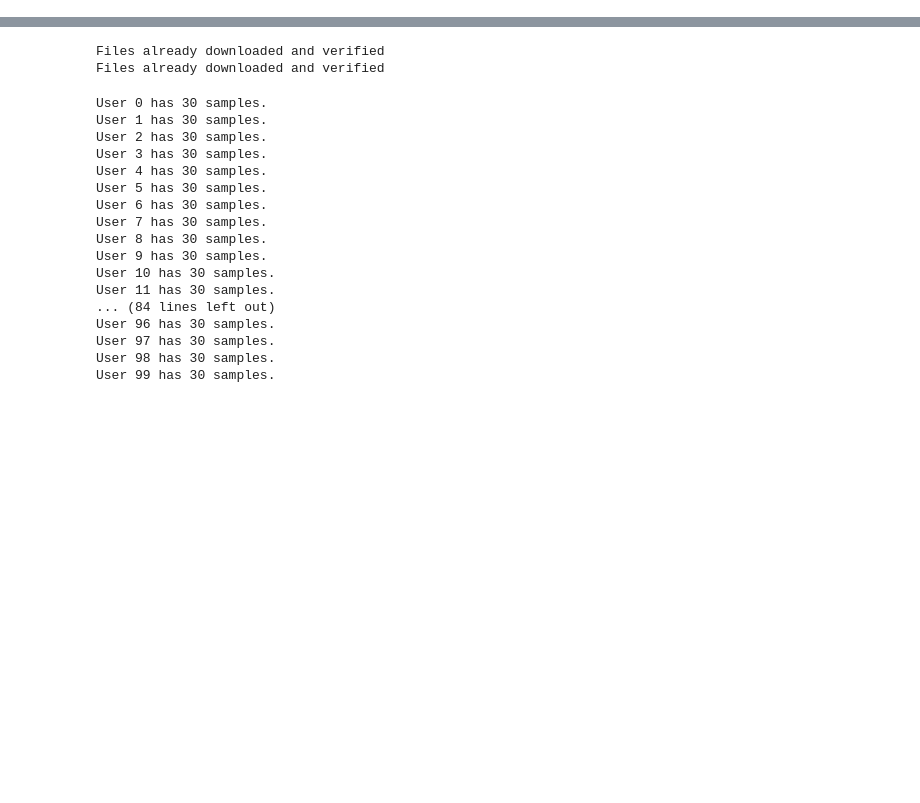
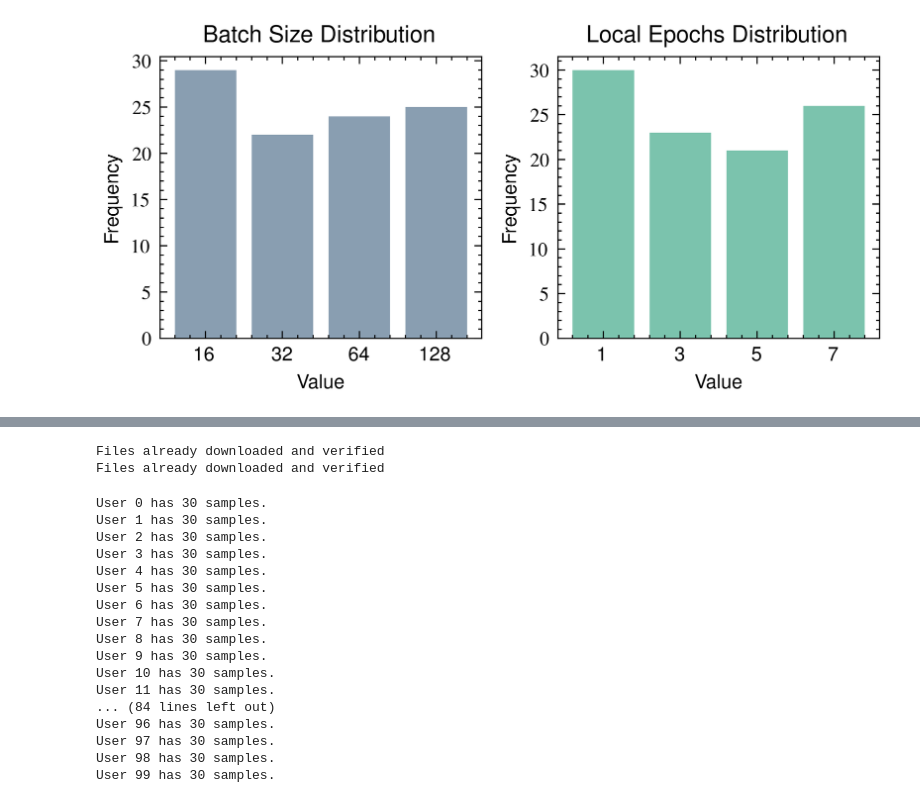
Before and after one commit to Alex-Nygaard/research-project, a Jupyter notebook: distribution.ipynb, the cells around one changed output, grey strips where cells are left out. Saved outputs shown, nothing was run; the diff lists cells and outputs as text; code cells hidden in the pictures; blank space fills up the shorter version.

```diff
--- a/distribution.ipynb
+++ b/distribution.ipynb
@@ -14,0 +12,9 @@ AttributeError: Can't pickle local object '_download_data.<locals>.<lambda>'
+# %%
+import scienceplots
+import matplotlib.pyplot as plt
+import numpy as np
+from matplotlib import rc
+
+
+plt.style.use(["science", "ieee"])
+idxs, batch_sizes, local_epochs, data_volumes, data_labels = FlowerClient.read_many("temp.json")
@@ -14,0 +45,31 @@ AttributeError: Can't pickle local object '_download_data.<locals>.<lambda>'
+# %%
+plt.style.use(["science", "ieee"])
+
+# Calculate frequencies
+values1, counts1 = np.unique(batch_sizes, return_counts=True)
+values2, counts2 = np.unique(local_epochs, return_counts=True)
+
+# Set up font and text rendering
+rc('font',**{'family':'sans-serif','sans-serif':['Helvetica']})
+rc('text', usetex=True)
+
+# Create 2 bar charts from the data volumes and data labels
+fig, ax = plt.subplots(1, 2, figsize=(505/72/1.5, 505/72/3))
+
+# Bar chart for array1
+ax[0].bar([str(val) for val in values1], counts1, color='#577590', alpha=0.7)
+ax[0].set_title("Batch Size Distribution")
+ax[0].set_xlabel("Value")
+ax[0].set_ylabel("Frequency")
+
+# Bar chart for array2
+ax[1].bar([str(val) for val in values2], counts2, color='#43AA8B', alpha=0.7)
+ax[1].set_title("Local Epochs Distribution")
+ax[1].set_xlabel("Value")
+ax[1].set_ylabel("Frequency")
+
+plt.tight_layout()
+plt.savefig('for-report/fig_client.pdf')
+plt.show()
+# %% [output]
+[figure, added]
```
Also changed, not shown: parts of 8 cells of this notebook, 17 other files.
